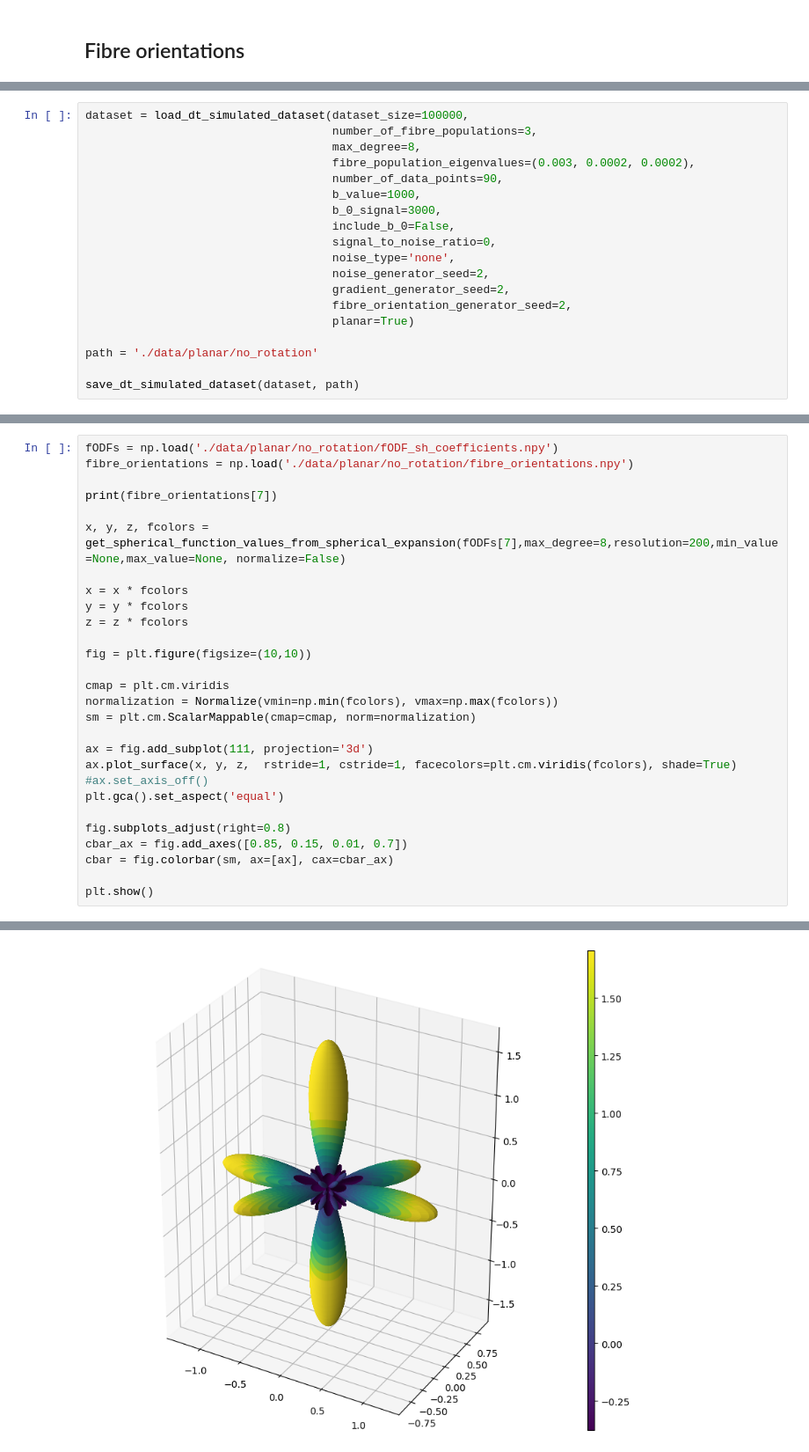
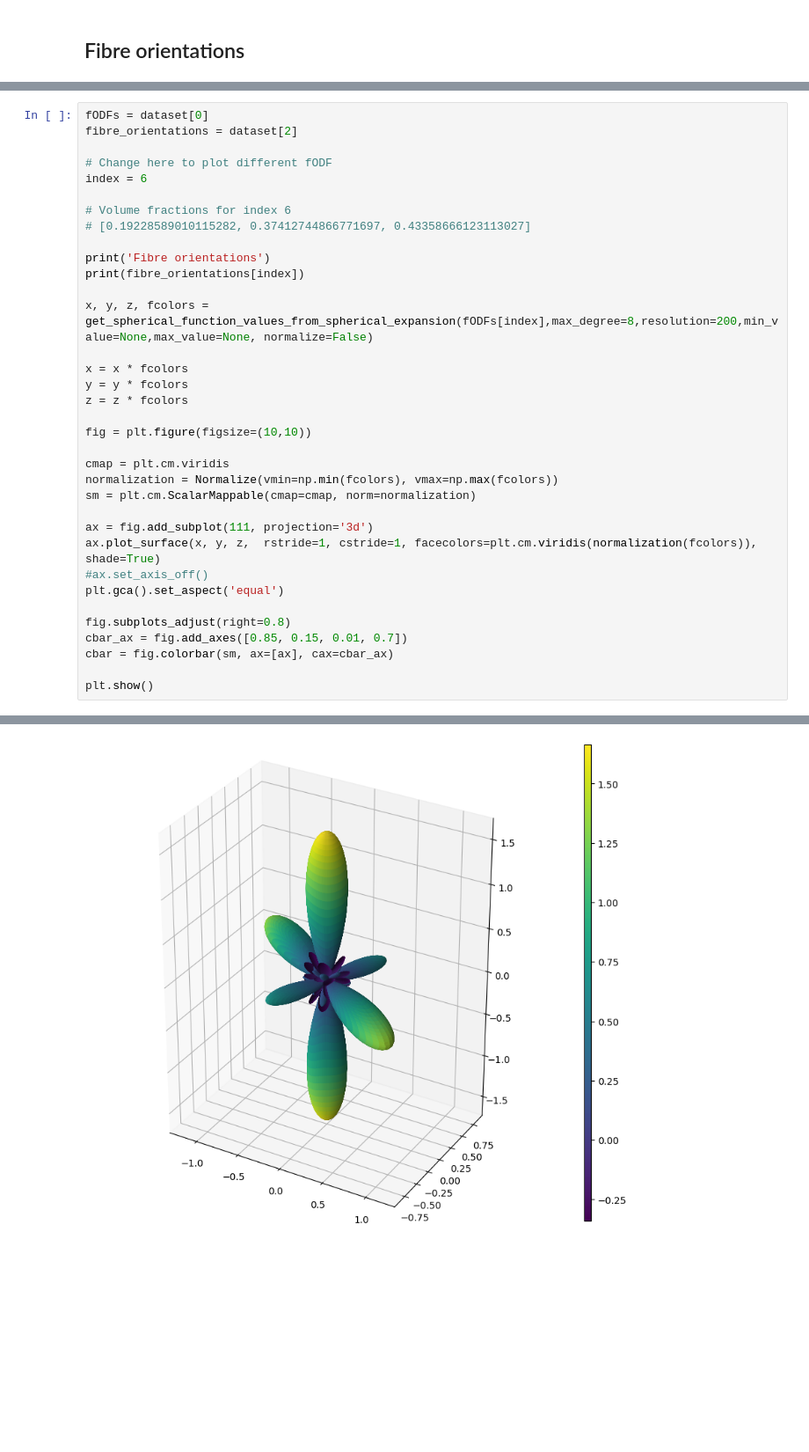
Before and after one commit to AlesRessler/AlesMScProject, a Jupyter notebook: 08 Simulated dataset generation.ipynb, the cells around one changed output, grey strips where cells are left out. Shown at 88% size. Saved outputs shown, nothing was run; the diff lists cells and outputs as text; blank space fills up the shorter version.

Commit message:
Finished data simulations and reconfigured NNs

```diff
--- a/08 Simulated dataset generation.ipynb
+++ b/08 Simulated dataset generation.ipynb
@@ -159,19 +95,0 @@ for SNR in SNRs:
-# %%
-dataset = load_dt_simulated_dataset(dataset_size=100000,
-                                    number_of_fibre_populations=3,
-                                    max_degree=8,
-                                    fibre_population_eigenvalues=(0.003, 0.0002, 0.0002),
-                                    number_of_data_points=90,
-                                    b_value=1000,
-                                    b_0_signal=3000,
-                                    include_b_0=False,
-                                    signal_to_noise_ratio=0,
-                                    noise_type='none',
-                                    noise_generator_seed=2,
-                                    gradient_generator_seed=2,
-                                    fibre_orientation_generator_seed=2,
-                                    planar=True)
-
-path = './data/planar/no_rotation'
-
-save_dt_simulated_dataset(dataset, path)
@@ -178,10 +98,17 @@ save_dt_simulated_dataset(dataset, path)
 # %%
-fODFs = np.load('./data/planar/no_rotation/fODF_sh_coefficients.npy')
-fibre_orientations = np.load('./data/planar/no_rotation/fibre_orientations.npy')
+fODFs = dataset[0]
+fibre_orientations = dataset[2]
 
-print(fibre_orientations[7])
+# Change here to plot different fODF
+index = 6
 
-x, y, z, fcolors = get_spherical_function_values_from_spherical_expansion(fODFs[7],max_degree=8,resolution=200,min_value=None,max_value=None, normalize=False)
+# Volume fractions for index 6
+# [0.19228589010115282, 0.37412744866771697, 0.43358666123113027]
+
+print('Fibre orientations')
+print(fibre_orientations[index])
+
+x, y, z, fcolors = get_spherical_function_values_from_spherical_expansion(fODFs[index],max_degree=8,resolution=200,min_value=None,max_value=None, normalize=False)
 
 x = x * fcolors
 y = y * fcolors
@@ -194,7 +121,7 @@ normalization = Normalize(vmin=np.min(fcolors), vmax=np.max(fcolors))
 sm = plt.cm.ScalarMappable(cmap=cmap, norm=normalization)
 
 ax = fig.add_subplot(111, projection='3d')
-ax.plot_surface(x, y, z,  rstride=1, cstride=1, facecolors=plt.cm.viridis(fcolors), shade=True)
+ax.plot_surface(x, y, z,  rstride=1, cstride=1, facecolors=plt.cm.viridis(normalization(fcolors)), shade=True)
 #ax.set_axis_off()
 plt.gca().set_aspect('equal')
 
@@ -209,2 +137,2 @@ plt.show()
  [ 0.          0.          1.        ]]
-[figure, old version]
+[figure, new version]
```
Also changed, not shown: parts of 42 cells of this notebook, 5 other files.
